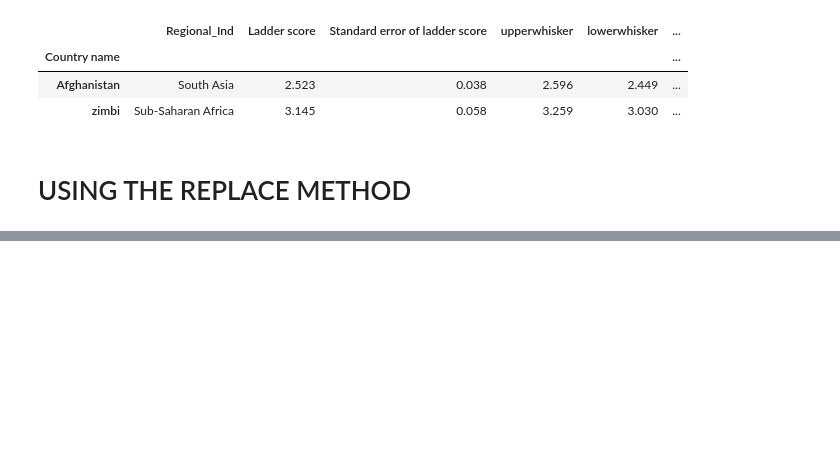
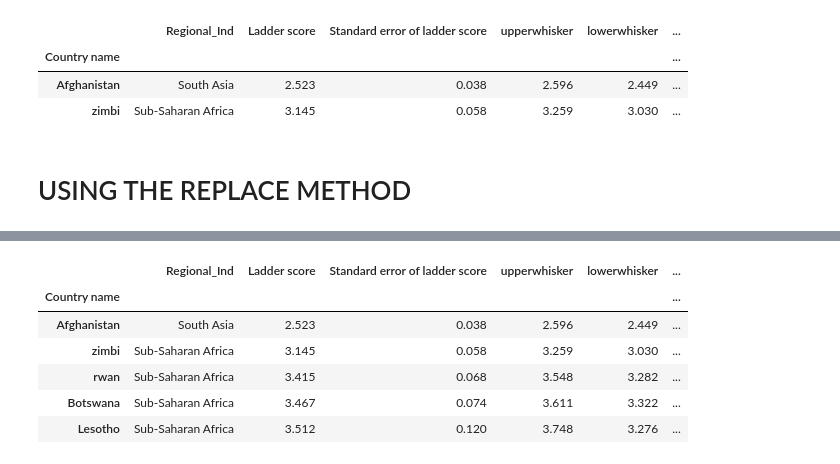
Before and after one commit to dennisowusu123/DATA-ANALYTICS-GT, a Jupyter notebook: DataScience/DataAnalysis/01_Dataframes.ipynb, the cells around one changed output, grey strips where cells are left out. Saved outputs shown, nothing was run; the diff lists cells and outputs as text; code cells hidden in the pictures; blank space fills up the shorter version.

```diff
--- a/DataScience/DataAnalysis/01_Dataframes.ipynb
+++ b/DataScience/DataAnalysis/01_Dataframes.ipynb
@@ -2135,0 +2192,13 @@ titanic.head()
+# %%
+#changing the multiple rows with loc
+#Add also i created a new row called =Iscold
+country.loc[['Denmark','Finland','Iceland'],['Regional_Ind','Iscold']] = 'Dogs'
+country.head()
+# %% [output]
+|  | Regional_Ind | Ladder score | Standard error of ladder score | upperwhisker | lowerwhisker | ... |
+| Country name |  |  |  |  |  | ... |
+| Afghanistan | South Asia | 2.523 | 0.038 | 2.596 | 2.449 | ... |
+| zimbi | Sub-Saharan Africa | 3.145 | 0.058 | 3.259 | 3.030 | ... |
+| rwan | Sub-Saharan Africa | 3.415 | 0.068 | 3.548 | 3.282 | ... |
+| Botswana | Sub-Saharan Africa | 3.467 | 0.074 | 3.611 | 3.322 | ... |
+| Lesotho | Sub-Saharan Africa | 3.512 | 0.120 | 3.748 | 3.276 | ... |
```
Also changed, not shown: parts of 14 cells of this notebook.
